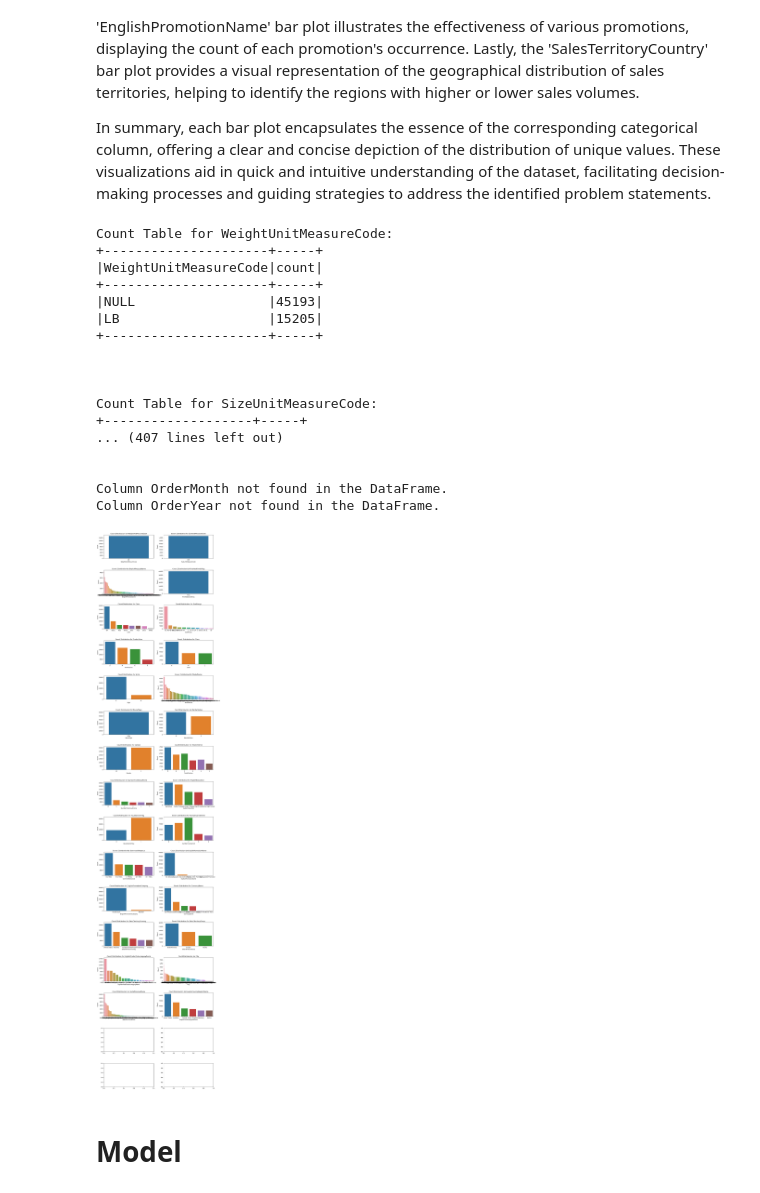
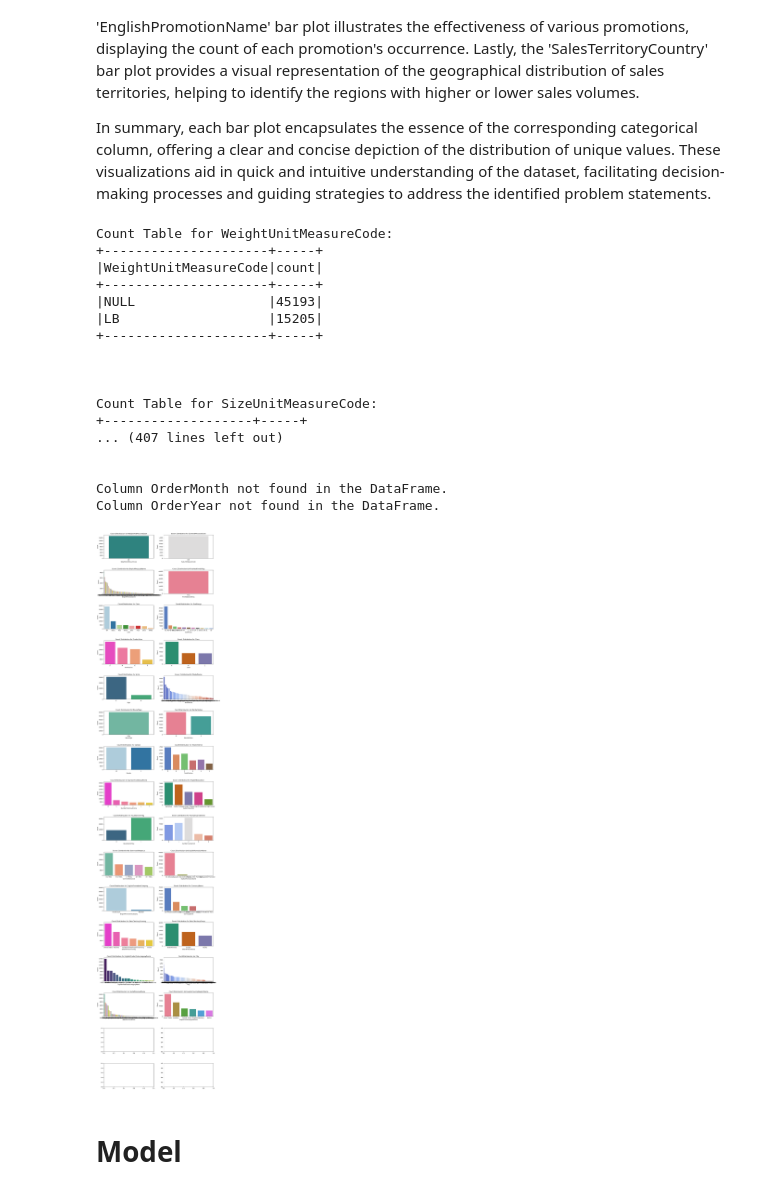
Before and after one commit to robertnesterodhiambo/MachineLEarning-School, a Jupyter notebook: dimanalysis3.ipynb, the cells around one changed output. Drawn from its saved outputs; the diff is of its cells as text; code cells hidden in the pictures.

Commit message:
ne plots

```diff
--- a/dimanalysis3.ipynb
+++ b/dimanalysis3.ipynb
@@ -494,6 +494,9 @@ columns_to_analyze = [
 fig, axes = plt.subplots(nrows=len(columns_to_analyze) // 2 + 1, ncols=2, figsize=(15, 5 * len(columns_to_analyze) // 2 + 1))
 fig.subplots_adjust(hspace=0.5)
 
+# Define different color palettes for each plot
+palettes = ['viridis', 'coolwarm', 'Set2', 'husl', 'Paired', 'muted', 'spring', 'Dark2']
+
 # Display count tables and plots for each column
 for i, column in enumerate(columns_to_analyze):
     if column in cleaned_data.columns:
@@ -505,36 +508,36 @@ for i, column in enumerate(columns_to_analyze):
         count_table.show(truncate=False)
         print("\n")
 
-        # Plot the count distribution
+        # Plot the count distribution with a different color palette for each plot
         ax = axes[i // 2, i % 2]
-        sns.barplot(x=column, y='count', data=count_table.toPandas(), ax=ax)
+        sns.barplot(x=column, y='count', data=count_table.toPandas(), ax=ax, palette=palettes[i % len(palettes)])
         ax.set_title(f"Count Distribution for {column}")
         ax.set_xlabel(column)
         ax.set_ylabel("Count")
     else:
         print(f"Column {column} not found in the DataFrame.")
 
 # Show the plots
 plt.show()
 # %% [output]
 Count Table for WeightUnitMeasureCode:
 +---------------------+-----+
 |WeightUnitMeasureCode|count|
 +---------------------+-----+
 |NULL                 |45193|
 |LB                   |15205|
 +---------------------+-----+
 
 
 
 Count Table for SizeUnitMeasureCode:
 +-------------------+-----+
 ... (407 lines left out)
 
 
 Column OrderMonth not found in the DataFrame.
 Column OrderYear not found in the DataFrame.
-[figure, old version]
+[figure, new version]
 # %% [markdown]
 # Model
 # %% [markdown]
```
Also changed, not shown: parts of 6 cells of this notebook, 2 other files.
